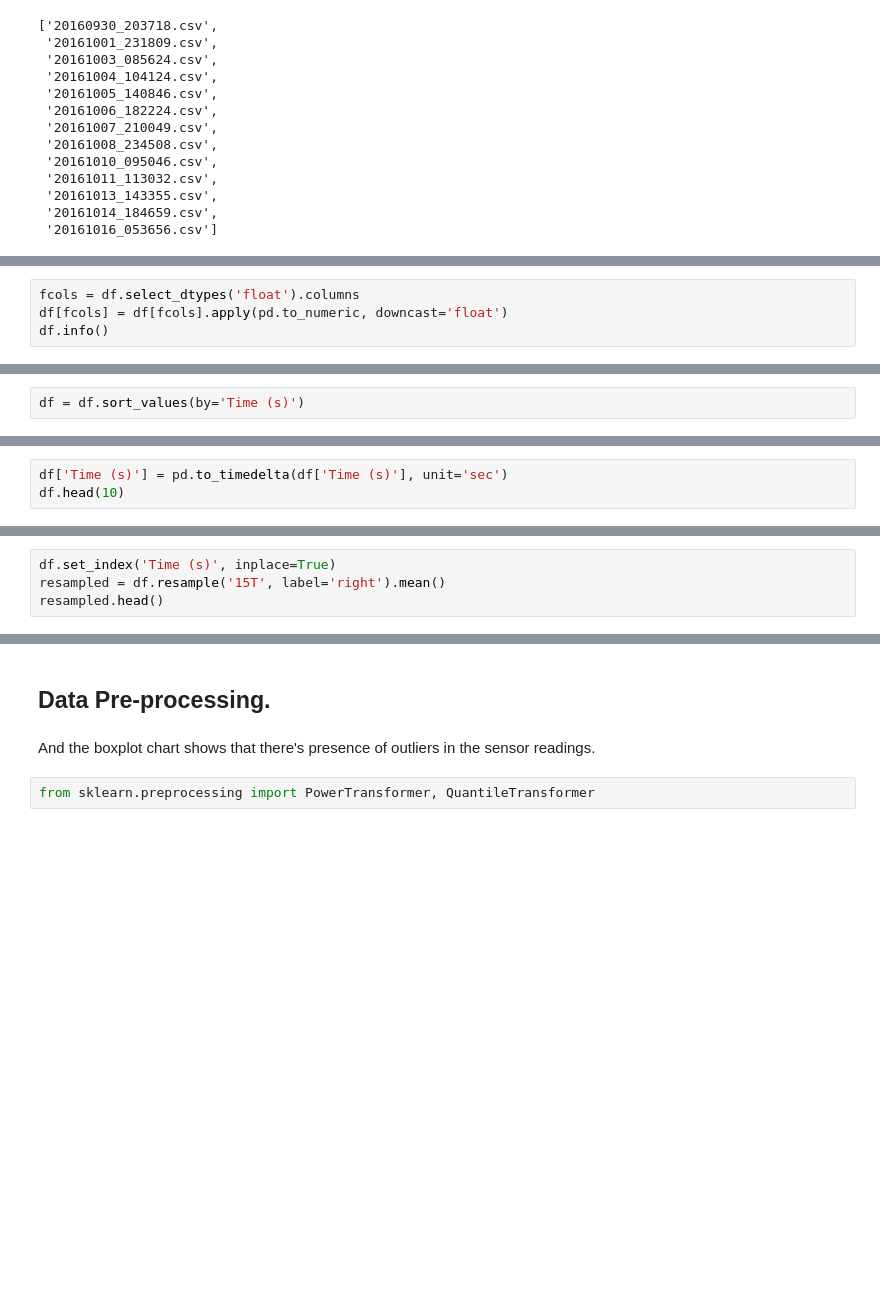
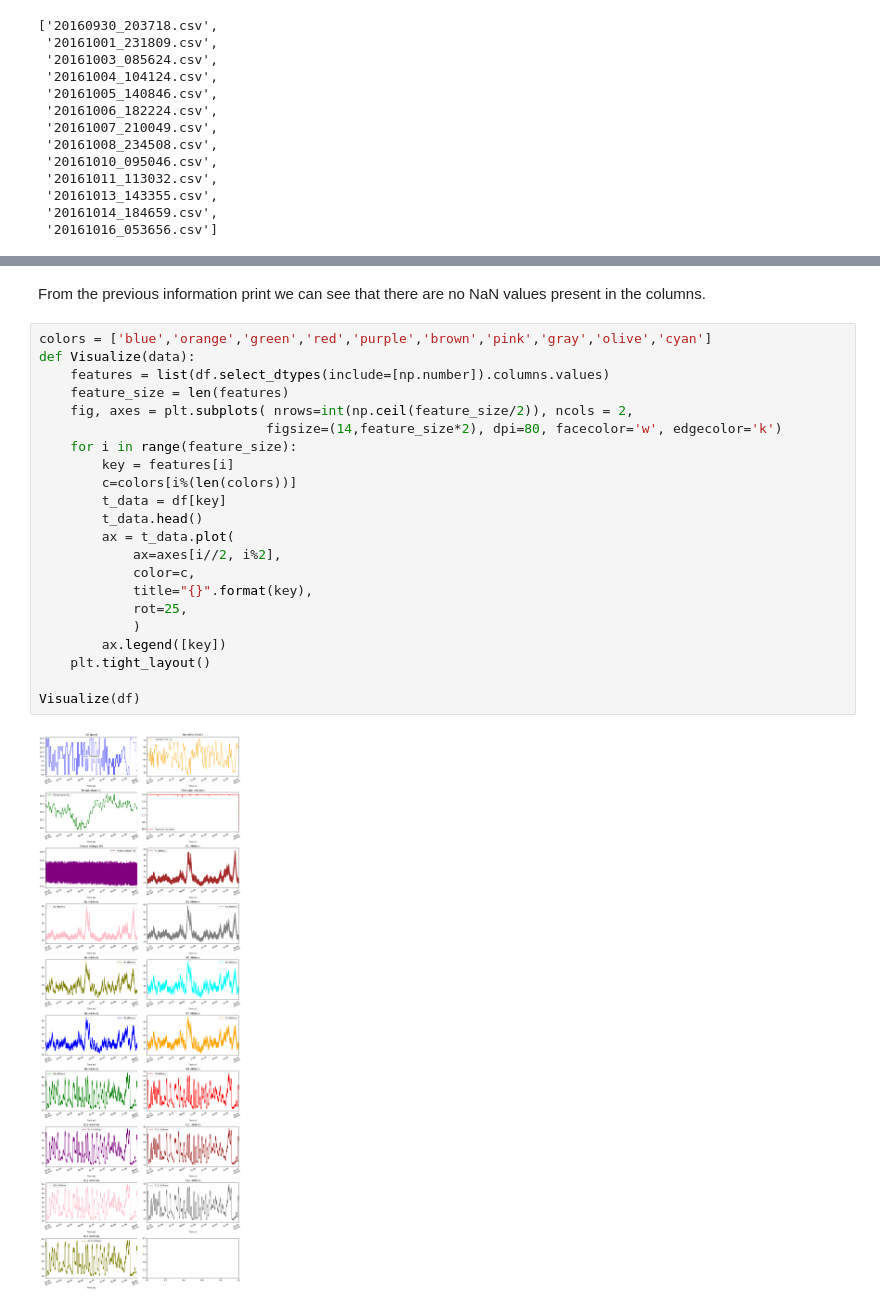
Before and after one commit to alberflor/monoxide-eda, a Jupyter notebook: Monoxide-EDA.ipynb, the cells around one changed output, grey strips where cells are left out. Drawn from its saved outputs; the diff is of its cells as text; blank space fills up the shorter version.

```diff
--- a/Monoxide-EDA.ipynb
+++ b/Monoxide-EDA.ipynb
@@ -152,4 +111,0 @@ memory usage: 615.7 MB
-# %%
-fcols = df.select_dtypes('float').columns
-df[fcols] = df[fcols].apply(pd.to_numeric, downcast='float')
-df.info()
@@ -174,2 +111,0 @@ memory usage: 322.5 MB
-# %%
-df = df.sort_values(by='Time (s)')
@@ -224,3 +111,0 @@ plt.grid()
-# %%
-df['Time (s)'] = pd.to_timedelta(df['Time (s)'], unit='sec')
-df.head(10)
@@ -239,4 +111,0 @@ df.head(10)
-# %%
-df.set_index('Time (s)', inplace=True)
-resampled = df.resample('15T', label='right').mean()
-resampled.head()
@@ -321,6 +112,26 @@ pd.plotting.scatter_matrix(resampled[columns], alpha=0.6, figsize=(18,18));#;
-# %% [markdown]
-## Data Pre-processing.
-# %% [markdown]
-And the boxplot chart shows that there's presence of outliers in the sensor readings.
-# %%
-from sklearn.preprocessing import PowerTransformer, QuantileTransformer
+# %% [markdown]
+From the previous information print we can see that there are no NaN values present in the columns.
+# %%
+colors = ['blue','orange','green','red','purple','brown','pink','gray','olive','cyan']
+def Visualize(data):
+    features = list(df.select_dtypes(include=[np.number]).columns.values)
+    feature_size = len(features)
+    fig, axes = plt.subplots( nrows=int(np.ceil(feature_size/2)), ncols = 2,
+                             figsize=(14,feature_size*2), dpi=80, facecolor='w', edgecolor='k')
+    for i in range(feature_size):
+        key = features[i]
+        c=colors[i%(len(colors))]
+        t_data = df[key]
+        t_data.head()
+        ax = t_data.plot(
+            ax=axes[i//2, i%2],
+            color=c,
+            title="{}".format(key),
+            rot=25,
+            )
+        ax.legend([key])
+    plt.tight_layout()
+
+Visualize(df)
+# %% [output]
+[figure, added]
```
Also changed, not shown: parts of 74 cells of this notebook.
